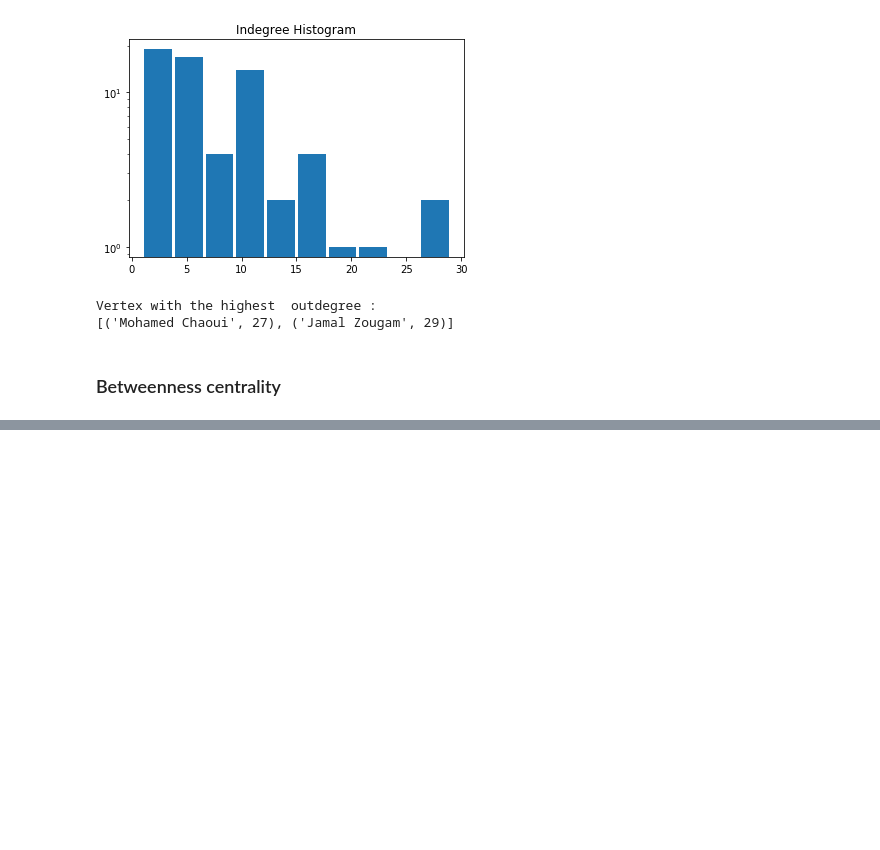
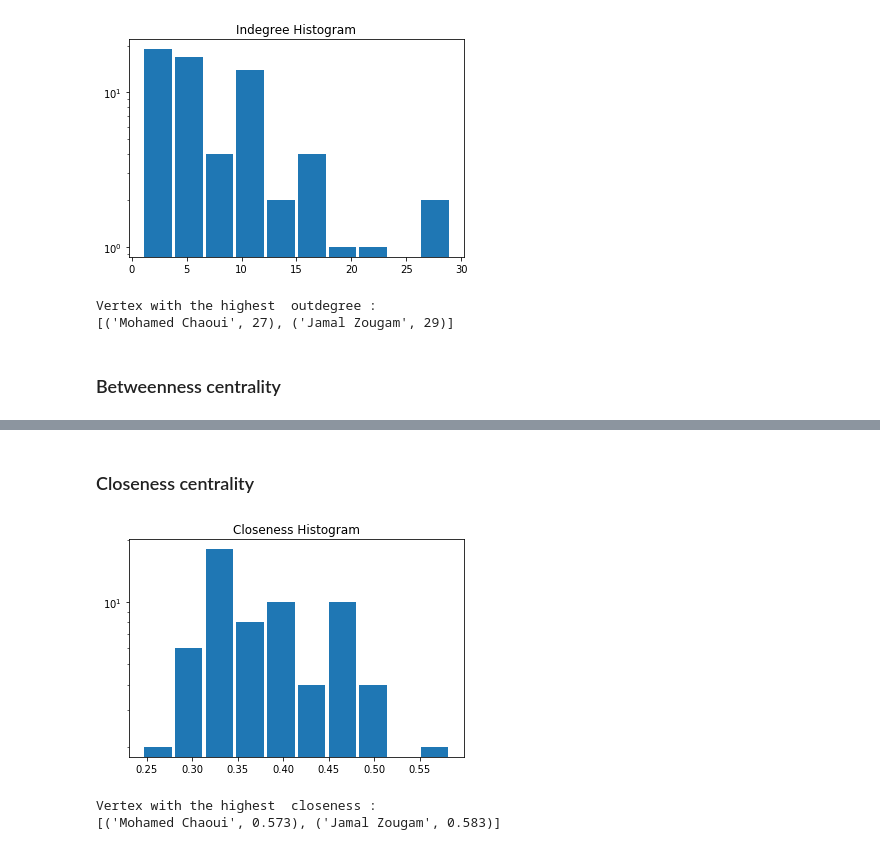
Before and after one commit to GiorgiaAuroraAdorni/MadridTrainBombingNetAnalytics, a Jupyter notebook: MadridTrainBombingNet.ipynb, the cells around one changed output, grey strips where cells are left out. Drawn from its saved outputs; the diff is of its cells as text; code cells hidden in the pictures; blank space fills up the shorter version.

Commit message:
Completed the centrality analysis and saved the other measurements

```diff
--- a/MadridTrainBombingNet.ipynb
+++ b/MadridTrainBombingNet.ipynb
@@ -198,0 +210,13 @@ Vertex with the highest  outdegree :
+# %% [markdown]
+### Closeness centrality
+# %%
+plt.hist(g.closeness(), log=True, rwidth=0.9)
+plt.title("Closeness Histogram")
+plt.show()
+# %% [output]
+[figure, added]
+# %%
+print(nodes_bound(g, 0.55, 'closeness'))
+# %% [output]
+Vertex with the highest  closeness :
+[('Mohamed Chaoui', 0.573), ('Jamal Zougam', 0.583)]
```
Also changed, not shown: parts of 9 cells of this notebook, 4 other files.
